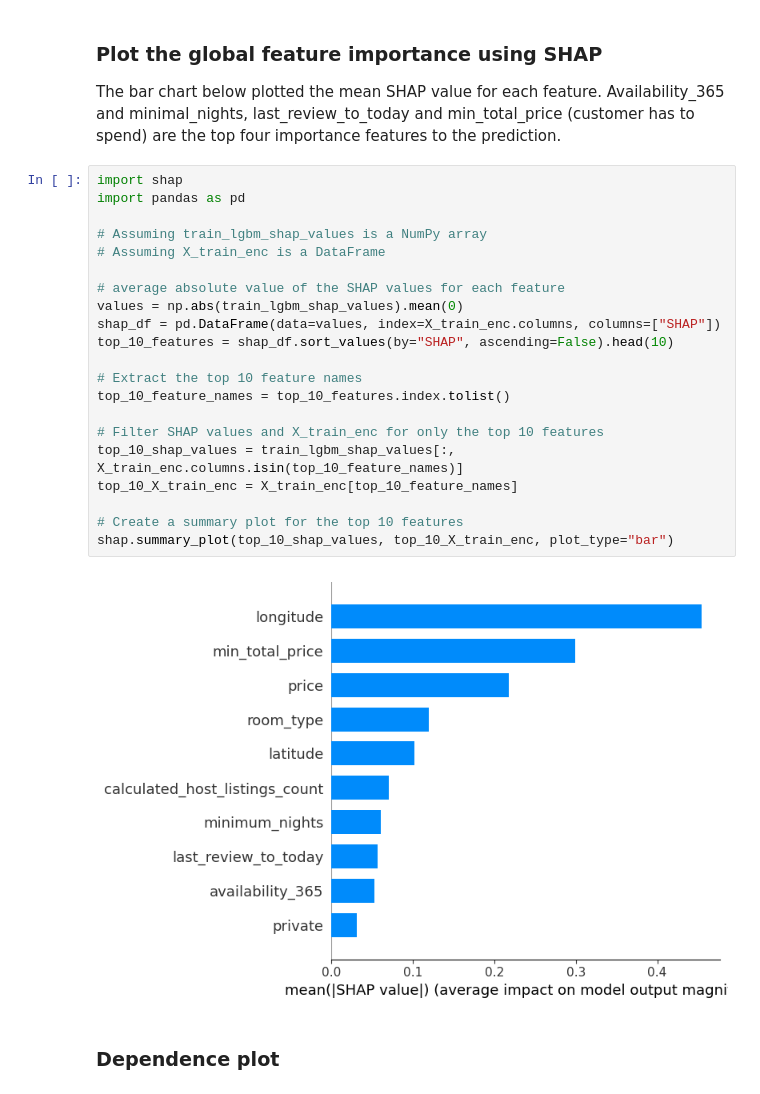
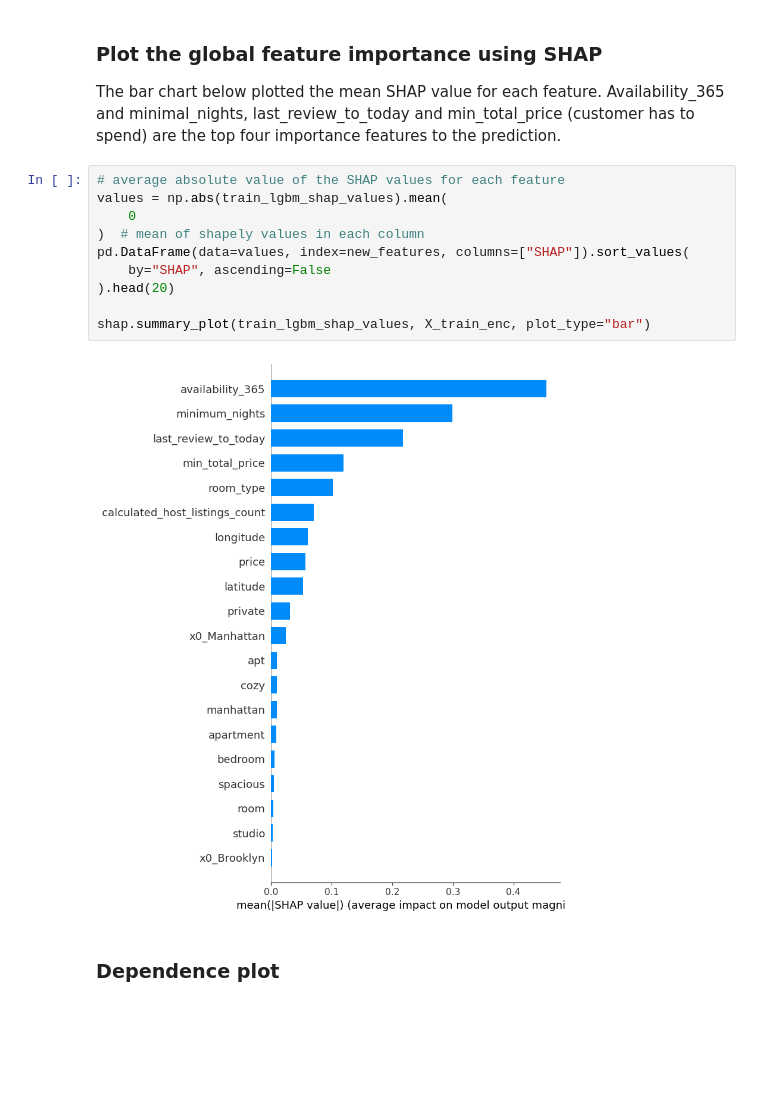
Before and after one commit to Zijing-Liu/Predicting_Airbnb_listings_popularity, a Jupyter notebook: hw5.ipynb, the cells around one changed output. Saved outputs shown, nothing was run; the diff lists cells and outputs as text; blank space fills up the shorter version.

```diff
--- a/hw5.ipynb
+++ b/hw5.ipynb
@@ -1310,28 +1235,17 @@ In the figure above, we used SHAP force plot to get an overview of which feature
 ### Plot the global feature importance using SHAP
 The bar chart below plotted the mean SHAP value for each feature. Availability_365 and minimal_nights, last_review_to_today and min_total_price (customer has to spend) are the top four importance features to the prediction.
 # %%
-import shap
-import pandas as pd
+# average absolute value of the SHAP values for each feature
+values = np.abs(train_lgbm_shap_values).mean(
+    0
+)  # mean of shapely values in each column
+pd.DataFrame(data=values, index=new_features, columns=["SHAP"]).sort_values(
+    by="SHAP", ascending=False
+).head(20)
 
-# Assuming train_lgbm_shap_values is a NumPy array
-# Assuming X_train_enc is a DataFrame
-
-# average absolute value of the SHAP values for each feature
-values = np.abs(train_lgbm_shap_values).mean(0)
-shap_df = pd.DataFrame(data=values, index=X_train_enc.columns, columns=["SHAP"])
-top_10_features = shap_df.sort_values(by="SHAP", ascending=False).head(10)
-
-# Extract the top 10 feature names
-top_10_feature_names = top_10_features.index.tolist()
-
-# Filter SHAP values and X_train_enc for only the top 10 features
-top_10_shap_values = train_lgbm_shap_values[:, X_train_enc.columns.isin(top_10_feature_names)]
-top_10_X_train_enc = X_train_enc[top_10_feature_names]
-
-# Create a summary plot for the top 10 features
-shap.summary_plot(top_10_shap_values, top_10_X_train_enc, plot_type="bar")
+shap.summary_plot(train_lgbm_shap_values, X_train_enc, plot_type="bar")
 # %% [output]
-[figure, old version]
+[figure, new version]
 # %% [markdown]
 ### Dependence plot
 # %%
```
Also changed, not shown: parts of 34 cells of this notebook.
